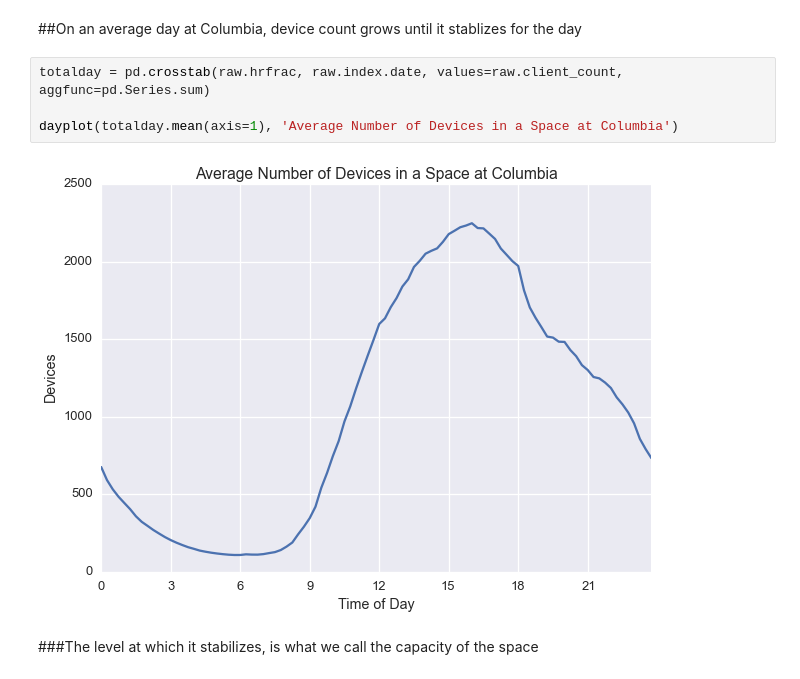
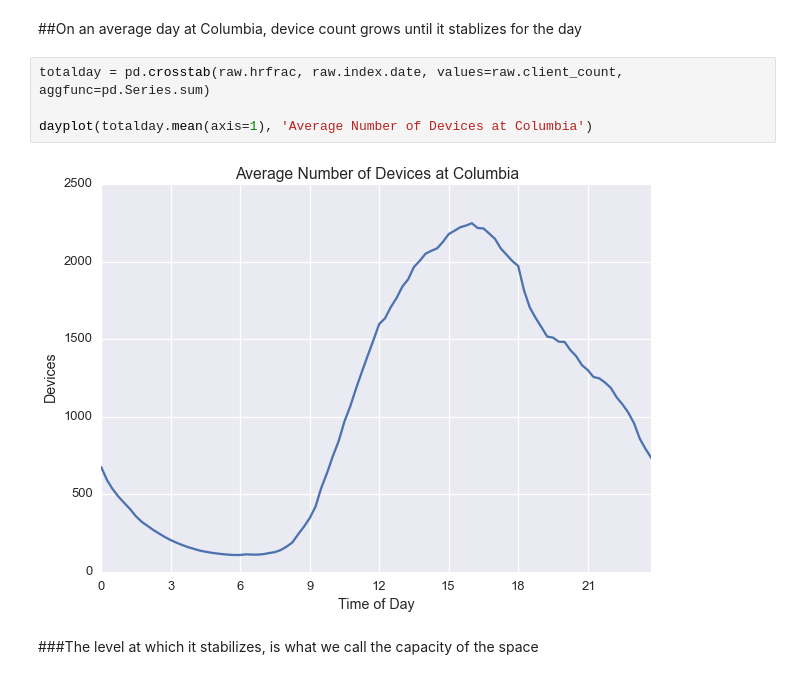
Before and after one commit to ADI-Labs/density, a Jupyter notebook: datasci/density_demo.ipynb, the cells around one changed output. Saved outputs shown, nothing was run; the diff lists cells and outputs as text.

Commit message:
fixed title of plot for devices across columbia

```diff
--- a/datasci/density_demo.ipynb
+++ b/datasci/density_demo.ipynb
@@ -75,9 +75,9 @@ def dayplot(plotfn, title):
 # %%
 totalday = pd.crosstab(raw.hrfrac, raw.index.date, values=raw.client_count, aggfunc=pd.Series.sum)
 
-dayplot(totalday.mean(axis=1), 'Average Number of Devices in a Space at Columbia')
+dayplot(totalday.mean(axis=1), 'Average Number of Devices at Columbia')
 # %% [output]
-[figure, old version]
+[figure, new version]
 # %% [markdown]
 ###The level at which it stabilizes, is what we call the capacity of the space
 # %% [markdown]
```
Also changed, not shown: parts of 6 cells of this notebook.
